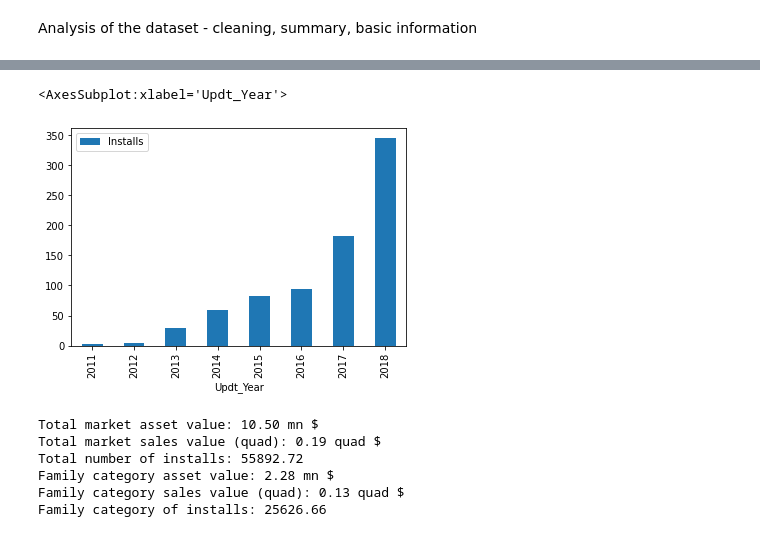
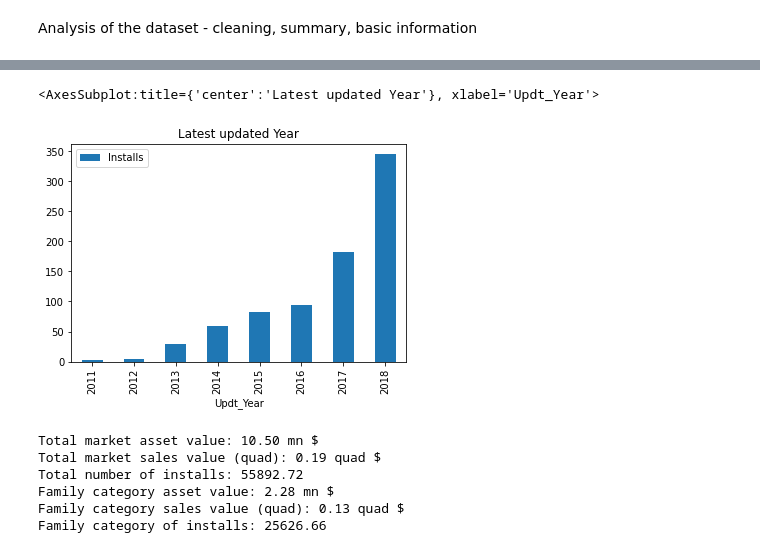
Before and after one commit to Rodauv/google_playstore_stats, a Jupyter notebook: my_mobapp_studio.ipynb, the cells around one changed output, grey strips where cells are left out. Drawn from its saved outputs; the diff is of its cells as text; code cells hidden in the pictures.

Commit message:
Charts and summaries

```diff
--- a/my_mobapp_studio.ipynb
+++ b/my_mobapp_studio.ipynb
@@ -189,20 +190,20 @@ dataset_clean.head(10)
 # %%
 #Definition of the years since the application was last time updated.
 
 def define_app_support(df):
     df['Upd_Delay'] = df['Last_Updated'].apply(maint_del)
     df['Upd_Delay'] = df['Upd_Delay'].astype('int')
     df['Updt_Year'] = df['Last_Updated'].apply(maint_year)
     df['Updt_Year'] = df['Updt_Year'].astype('int')
     return df
 
 dataset_clean_dated = define_app_support(dataset_clean)
 
 dataset_updates = dataset_clean_dated.groupby(['Updt_Year']).count()
-dataset_updates.plot(y='Installs', use_index=True, kind='bar')
+dataset_updates.plot(y='Installs', use_index=True, title='Latest updated Year', kind='bar')
 # %% [output]
-<AxesSubplot:xlabel='Updt_Year'>
+<AxesSubplot:title={'center':'Latest updated Year'}, xlabel='Updt_Year'>
-[figure, old version]
+[figure, new version]
 # %%
 #sum total market size, by price -> CHECK VALUES AS NOT MATCHING WITH THE SUMMARY TABLE
 def size_of_market(df):
```
Also changed, not shown: parts of 15 cells of this notebook.
